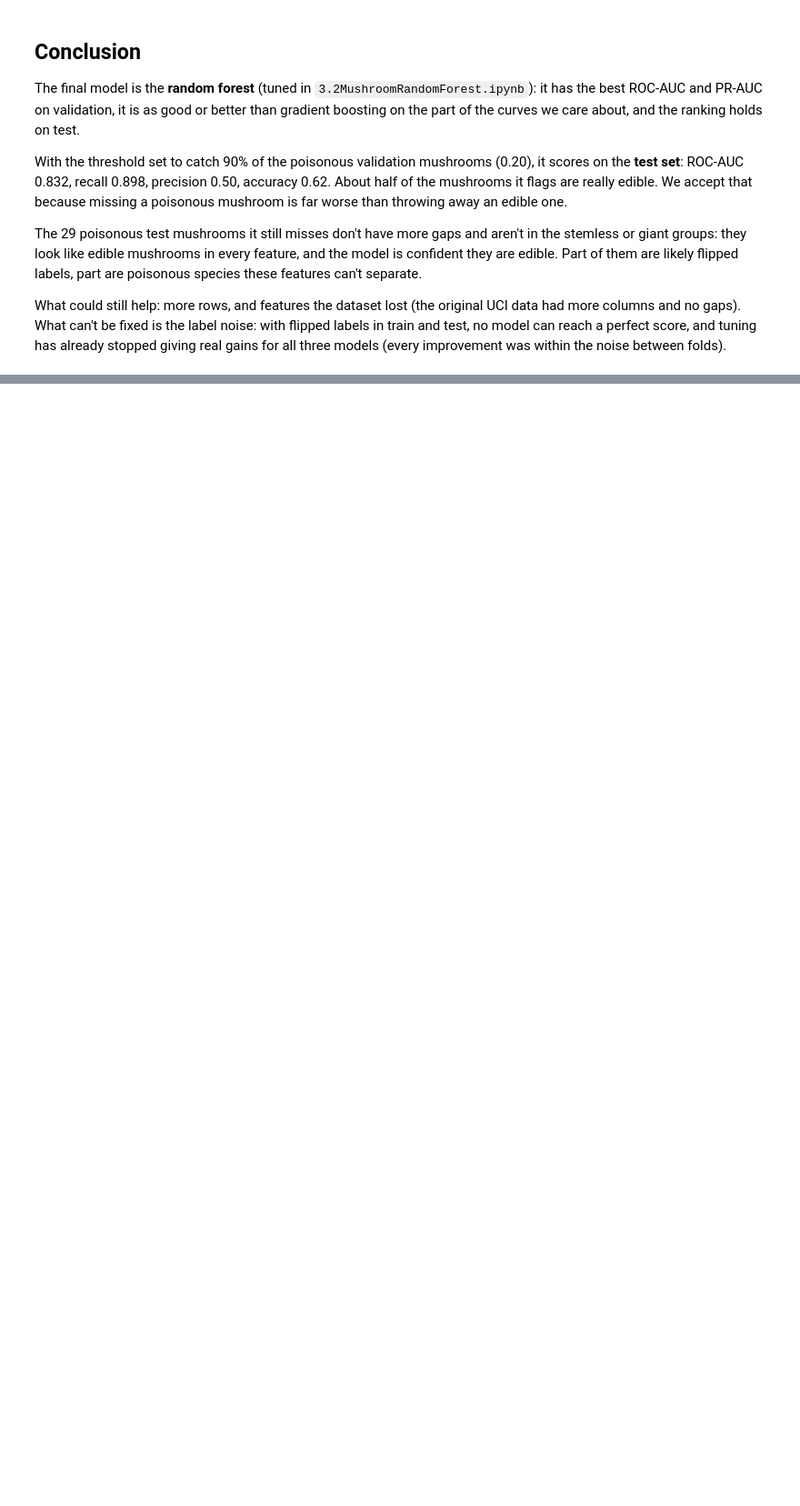
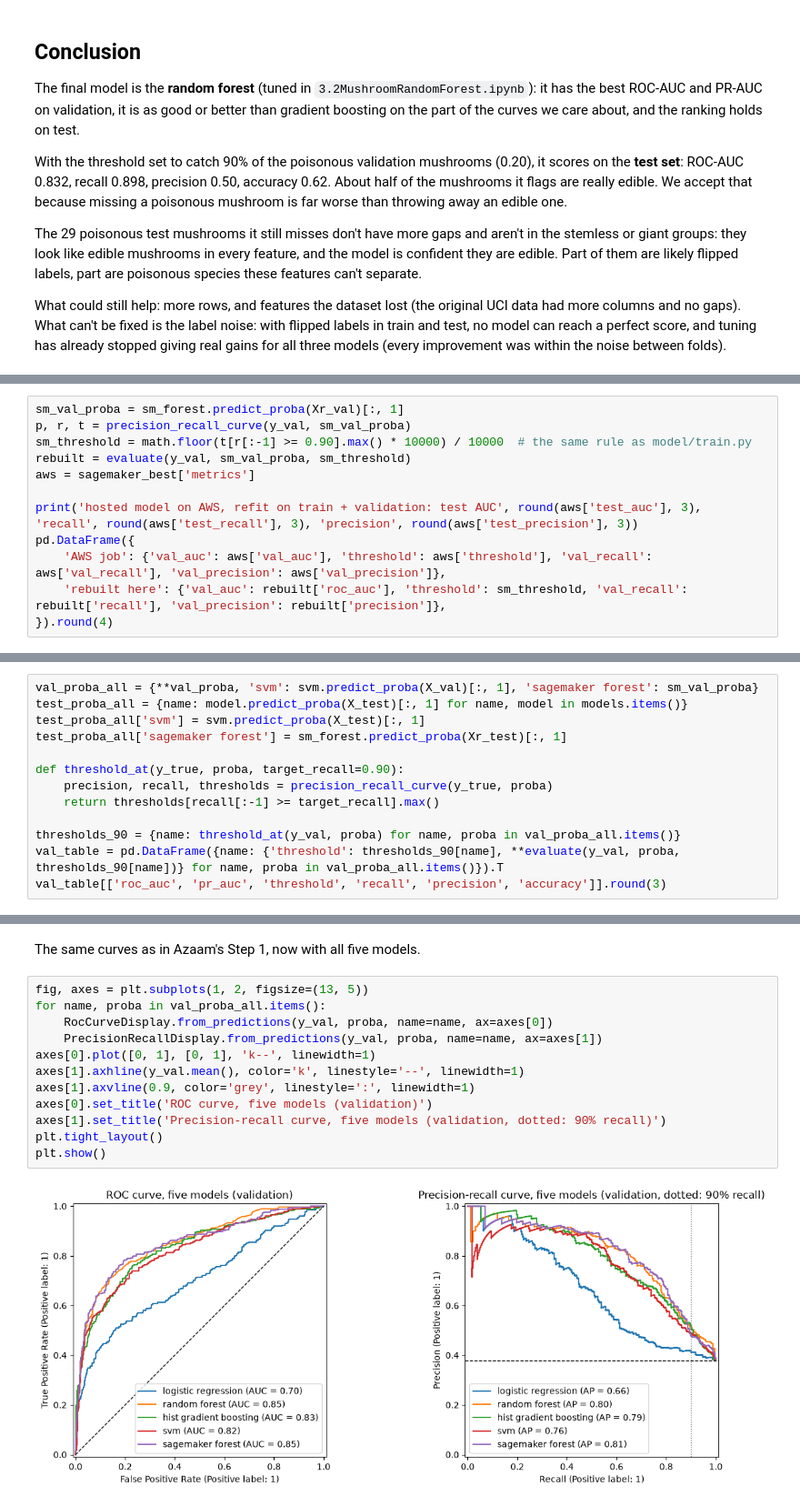
Before and after one commit to WillemSterckx/Skooma-Cats, a Jupyter notebook: Mushroom/4MushroomCompare.ipynb, the cells around one changed output, grey strips where cells are left out. Shown at 91% size. Drawn from its saved outputs; the diff is of its cells as text; blank space fills up the shorter version.

Commit message:
added an svm notebook (3.4) and part 2 of the comparison notebook: svm and sagemaker forest next to azaam's three models with fold-by-fold and bootstrap checks

```diff
--- a/Mushroom/4MushroomCompare.ipynb
+++ b/Mushroom/4MushroomCompare.ipynb
@@ -321,0 +382,12 @@ What could still help: more rows, and features the dataset lost (the original UC
+# %%
+sm_val_proba = sm_forest.predict_proba(Xr_val)[:, 1]
+p, r, t = precision_recall_curve(y_val, sm_val_proba)
+sm_threshold = math.floor(t[r[:-1] >= 0.90].max() * 10000) / 10000  # the same rule as model/train.py
+rebuilt = evaluate(y_val, sm_val_proba, sm_threshold)
+aws = sagemaker_best['metrics']
+
+print('hosted model on AWS, refit on train + validation: test AUC', round(aws['test_auc'], 3), 'recall', round(aws['test_recall'], 3), 'precision', round(aws['test_precision'], 3))
+pd.DataFrame({
+    'AWS job': {'val_auc': aws['val_auc'], 'threshold': aws['threshold'], 'val_recall': aws['val_recall'], 'val_precision': aws['val_precision']},
+    'rebuilt here': {'val_auc': rebuilt['roc_auc'], 'threshold': sm_threshold, 'val_recall': rebuilt['recall'], 'val_precision': rebuilt['precision']},
+}).round(4)
@@ -321,0 +449,13 @@ What could still help: more rows, and features the dataset lost (the original UC
+# %%
+val_proba_all = {**val_proba, 'svm': svm.predict_proba(X_val)[:, 1], 'sagemaker forest': sm_val_proba}
+test_proba_all = {name: model.predict_proba(X_test)[:, 1] for name, model in models.items()}
+test_proba_all['svm'] = svm.predict_proba(X_test)[:, 1]
+test_proba_all['sagemaker forest'] = sm_forest.predict_proba(Xr_test)[:, 1]
+
+def threshold_at(y_true, proba, target_recall=0.90):
+    precision, recall, thresholds = precision_recall_curve(y_true, proba)
+    return thresholds[recall[:-1] >= target_recall].max()
+
+thresholds_90 = {name: threshold_at(y_val, proba) for name, proba in val_proba_all.items()}
+val_table = pd.DataFrame({name: {'threshold': thresholds_90[name], **evaluate(y_val, proba, thresholds_90[name])} for name, proba in val_proba_all.items()}).T
+val_table[['roc_auc', 'pr_auc', 'threshold', 'recall', 'precision', 'accuracy']].round(3)
@@ -321,0 +474,16 @@ What could still help: more rows, and features the dataset lost (the original UC
+# %% [markdown]
+The same curves as in Azaam's Step 1, now with all five models.
+# %%
+fig, axes = plt.subplots(1, 2, figsize=(13, 5))
+for name, proba in val_proba_all.items():
+    RocCurveDisplay.from_predictions(y_val, proba, name=name, ax=axes[0])
+    PrecisionRecallDisplay.from_predictions(y_val, proba, name=name, ax=axes[1])
+axes[0].plot([0, 1], [0, 1], 'k--', linewidth=1)
+axes[1].axhline(y_val.mean(), color='k', linestyle='--', linewidth=1)
+axes[1].axvline(0.9, color='grey', linestyle=':', linewidth=1)
+axes[0].set_title('ROC curve, five models (validation)')
+axes[1].set_title('Precision-recall curve, five models (validation, dotted: 90% recall)')
+plt.tight_layout()
+plt.show()
+# %% [output]
+[figure, added]
```
Also changed, not shown: parts of 42 cells of this notebook, 5 other files.
